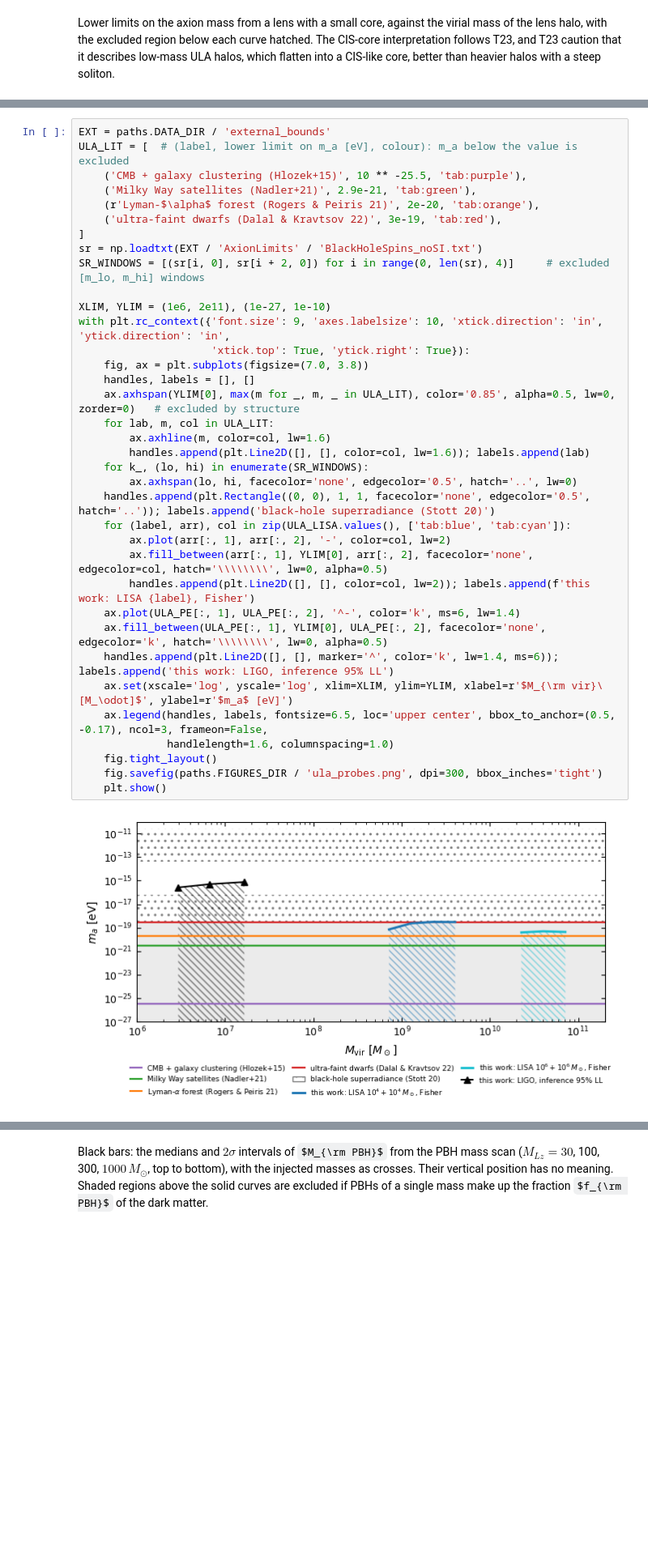
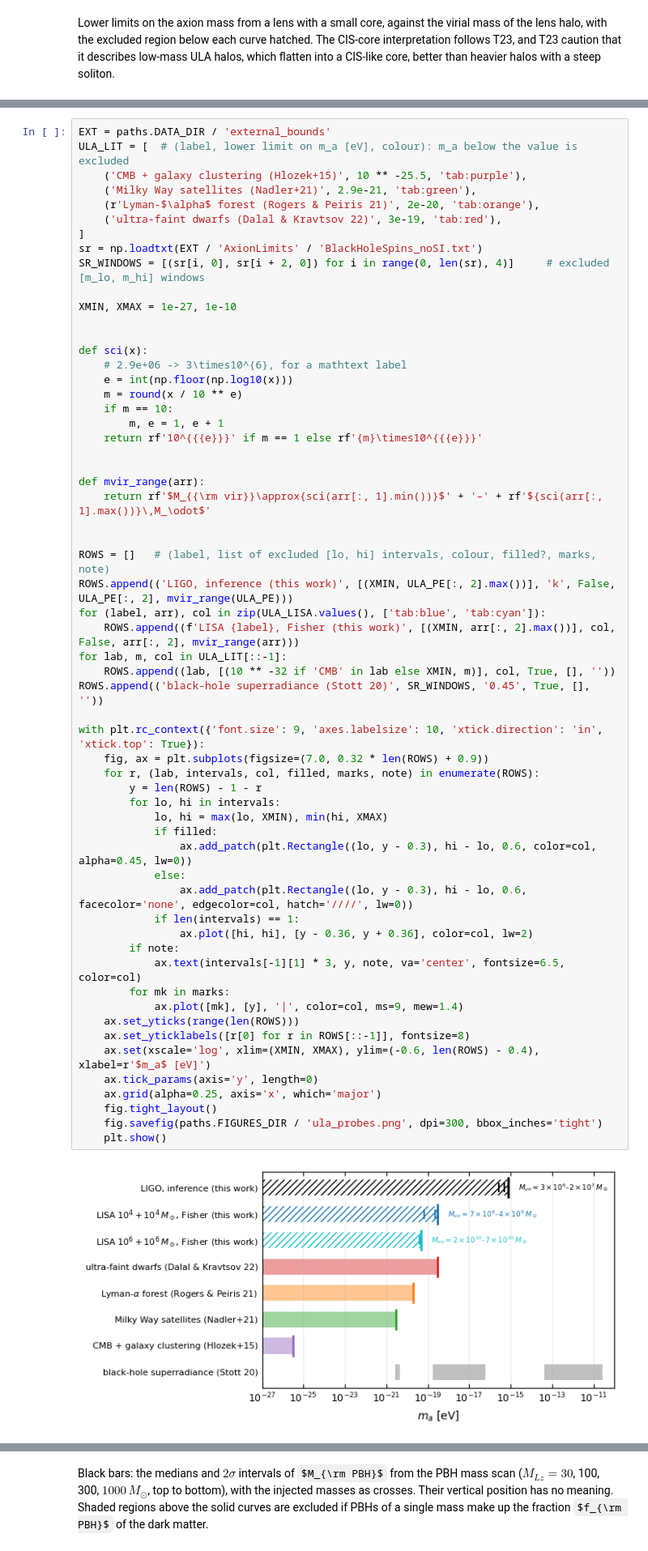
Before and after one commit to ninoephremidze/infer_with_FIONA, a Jupyter notebook: notebooks/04_core_size_calibration.ipynb, the cells around one changed output, grey strips where cells are left out. Shown at 81% size. Saved outputs shown, nothing was run; the diff lists cells and outputs as text; some formulas as TeX source; blank space fills up the shorter version.

Commit message:
Notebook 04: axion-mass comparison as excluded ranges in m_a, one row per probe
Co-Authored-By: Claude Opus 5.5 <noreply@anthropic.com>

```diff
--- a/notebooks/04_core_size_calibration.ipynb
+++ b/notebooks/04_core_size_calibration.ipynb
@@ -465,41 +465,64 @@ The limits of Sec. 6 against the most competitive bounds on the axion mass. Boun
 # %%
 EXT = paths.DATA_DIR / 'external_bounds'
 ULA_LIT = [  # (label, lower limit on m_a [eV], colour): m_a below the value is excluded
     ('CMB + galaxy clustering (Hlozek+15)', 10 ** -25.5, 'tab:purple'),
     ('Milky Way satellites (Nadler+21)', 2.9e-21, 'tab:green'),
     (r'Lyman-$\alpha$ forest (Rogers & Peiris 21)', 2e-20, 'tab:orange'),
     ('ultra-faint dwarfs (Dalal & Kravtsov 22)', 3e-19, 'tab:red'),
 ]
 sr = np.loadtxt(EXT / 'AxionLimits' / 'BlackHoleSpins_noSI.txt')
 SR_WINDOWS = [(sr[i, 0], sr[i + 2, 0]) for i in range(0, len(sr), 4)]     # excluded [m_lo, m_hi] windows
 
-XLIM, YLIM = (1e6, 2e11), (1e-27, 1e-10)
-with plt.rc_context({'font.size': 9, 'axes.labelsize': 10, 'xtick.direction': 'in', 'ytick.direction': 'in',
-                     'xtick.top': True, 'ytick.right': True}):
-    fig, ax = plt.subplots(figsize=(7.0, 3.8))
-    handles, labels = [], []
-    ax.axhspan(YLIM[0], max(m for _, m, _ in ULA_LIT), color='0.85', alpha=0.5, lw=0, zorder=0)   # excluded by structure
-    for lab, m, col in ULA_LIT:
-        ax.axhline(m, color=col, lw=1.6)
-        handles.append(plt.Line2D([], [], color=col, lw=1.6)); labels.append(lab)
-    for k_, (lo, hi) in enumerate(SR_WINDOWS):
-        ax.axhspan(lo, hi, facecolor='none', edgecolor='0.5', hatch='..', lw=0)
-    handles.append(plt.Rectangle((0, 0), 1, 1, facecolor='none', edgecolor='0.5', hatch='..')); labels.append('black-hole superradiance (Stott 20)')
-    for (label, arr), col in zip(ULA_LISA.values(), ['tab:blue', 'tab:cyan']):
-        ax.plot(arr[:, 1], arr[:, 2], '-', color=col, lw=2)
-        ax.fill_between(arr[:, 1], YLIM[0], arr[:, 2], facecolor='none', edgecolor=col, hatch='\\\\\\\\', lw=0, alpha=0.5)
-        handles.append(plt.Line2D([], [], color=col, lw=2)); labels.append(f'this work: LISA {label}, Fisher')
-    ax.plot(ULA_PE[:, 1], ULA_PE[:, 2], '^-', color='k', ms=6, lw=1.4)
-    ax.fill_between(ULA_PE[:, 1], YLIM[0], ULA_PE[:, 2], facecolor='none', edgecolor='k', hatch='\\\\\\\\', lw=0, alpha=0.5)
-    handles.append(plt.Line2D([], [], marker='^', color='k', lw=1.4, ms=6)); labels.append('this work: LIGO, inference 95% LL')
-    ax.set(xscale='log', yscale='log', xlim=XLIM, ylim=YLIM, xlabel=r'$M_{\rm vir}\ [M_\odot]$', ylabel=r'$m_a$ [eV]')
-    ax.legend(handles, labels, fontsize=6.5, loc='upper center', bbox_to_anchor=(0.5, -0.17), ncol=3, frameon=False,
-              handlelength=1.6, columnspacing=1.0)
+XMIN, XMAX = 1e-27, 1e-10
+
+
+def sci(x):
+    # 2.9e+06 -> 3\times10^{6}, for a mathtext label
+    e = int(np.floor(np.log10(x)))
+    m = round(x / 10 ** e)
+    if m == 10:
+        m, e = 1, e + 1
+    return rf'10^{{{e}}}' if m == 1 else rf'{m}\times10^{{{e}}}'
+
+
+def mvir_range(arr):
+    return rf'$M_{{\rm vir}}\approx{sci(arr[:, 1].min())}$' + '–' + rf'${sci(arr[:, 1].max())}\,M_\odot$'
+
+
+ROWS = []   # (label, list of excluded [lo, hi] intervals, colour, filled?, marks, note)
+ROWS.append(('LIGO, inference (this work)', [(XMIN, ULA_PE[:, 2].max())], 'k', False, ULA_PE[:, 2], mvir_range(ULA_PE)))
+for (label, arr), col in zip(ULA_LISA.values(), ['tab:blue', 'tab:cyan']):
+    ROWS.append((f'LISA {label}, Fisher (this work)', [(XMIN, arr[:, 2].max())], col, False, arr[:, 2], mvir_range(arr)))
+for lab, m, col in ULA_LIT[::-1]:
+    ROWS.append((lab, [(10 ** -32 if 'CMB' in lab else XMIN, m)], col, True, [], ''))
+ROWS.append(('black-hole superradiance (Stott 20)', SR_WINDOWS, '0.45', True, [], ''))
+
+with plt.rc_context({'font.size': 9, 'axes.labelsize': 10, 'xtick.direction': 'in', 'xtick.top': True}):
+    fig, ax = plt.subplots(figsize=(7.0, 0.32 * len(ROWS) + 0.9))
+    for r, (lab, intervals, col, filled, marks, note) in enumerate(ROWS):
+        y = len(ROWS) - 1 - r
+        for lo, hi in intervals:
+            lo, hi = max(lo, XMIN), min(hi, XMAX)
+            if filled:
+                ax.add_patch(plt.Rectangle((lo, y - 0.3), hi - lo, 0.6, color=col, alpha=0.45, lw=0))
+            else:
+                ax.add_patch(plt.Rectangle((lo, y - 0.3), hi - lo, 0.6, facecolor='none', edgecolor=col, hatch='////', lw=0))
+            if len(intervals) == 1:
+                ax.plot([hi, hi], [y - 0.36, y + 0.36], color=col, lw=2)
+        if note:
+            ax.text(intervals[-1][1] * 3, y, note, va='center', fontsize=6.5, color=col)
+        for mk in marks:
+            ax.plot([mk], [y], '|', color=col, ms=9, mew=1.4)
+    ax.set_yticks(range(len(ROWS)))
+    ax.set_yticklabels([r[0] for r in ROWS[::-1]], fontsize=8)
+    ax.set(xscale='log', xlim=(XMIN, XMAX), ylim=(-0.6, len(ROWS) - 0.4), xlabel=r'$m_a$ [eV]')
+    ax.tick_params(axis='y', length=0)
+    ax.grid(alpha=0.25, axis='x', which='major')
     fig.tight_layout()
     fig.savefig(paths.FIGURES_DIR / 'ula_probes.png', dpi=300, bbox_inches='tight')
     plt.show()
 # %% [output]
-[figure, old version]
+[figure, new version]
 # %% [markdown]
 The lensing limits are lower limits on $m_a$ for the dark matter in the lens halo, conditional on the CIS-core reading of Sec. 6. The structure bounds assume the axion is all of the dark matter and constrain the population of halos.
 
```
Also changed, not shown: parts of 1 cell of this notebook.
